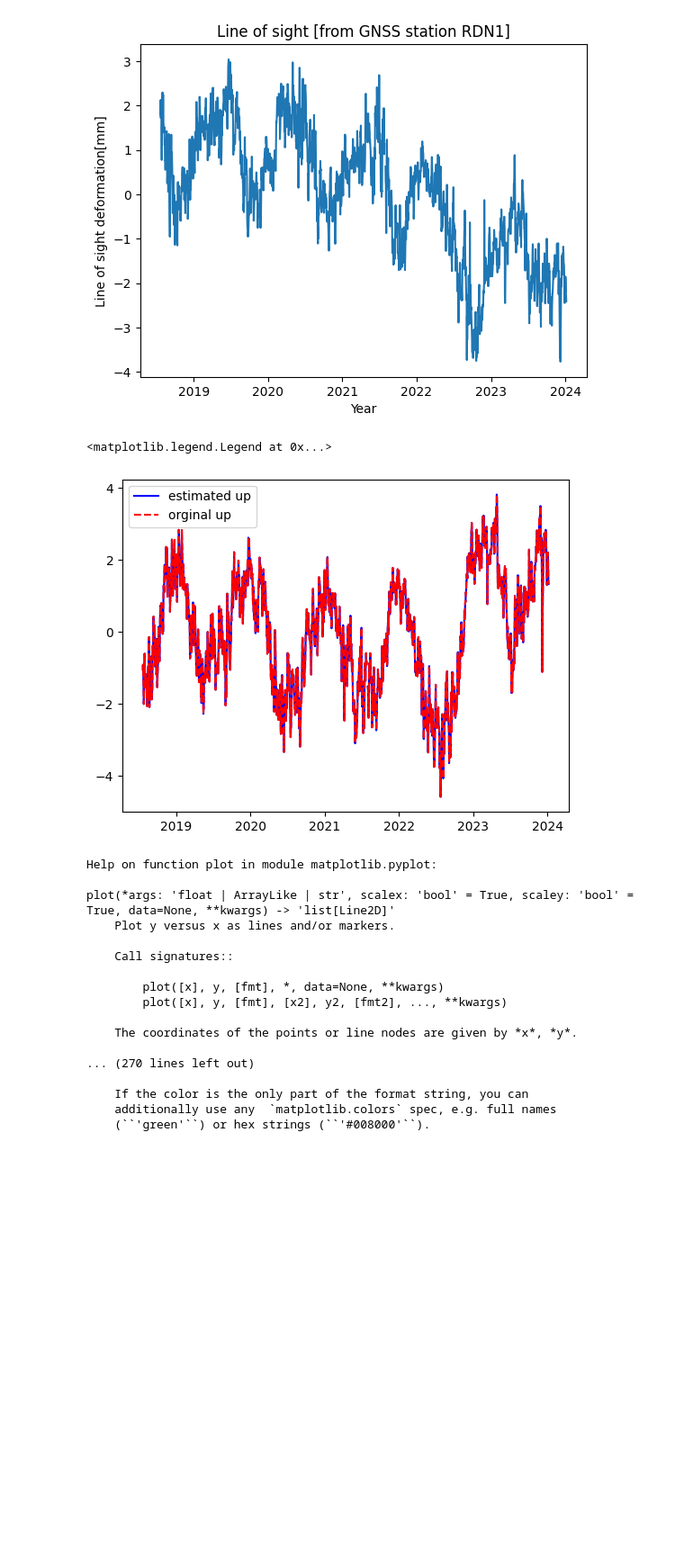
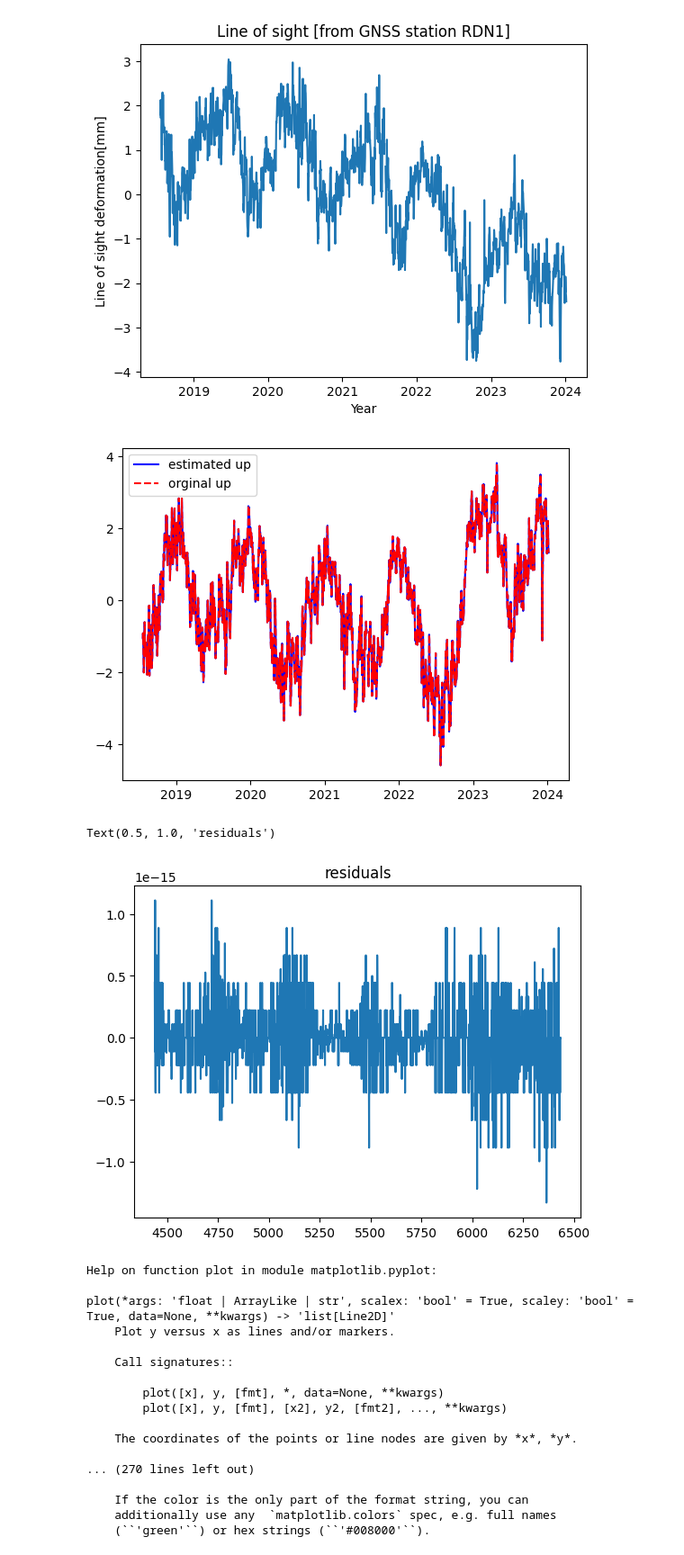
Before and after one commit to ICSlingerland/Groningen-Deformation-lab, a Jupyter notebook: stmread.ipynb, the cells around one changed output. Shown at 90% size. Cells and saved outputs as stored; diff of their text form; code cells hidden in the pictures; blank space fills up the shorter version.

Commit message:
added details to plot

```diff
--- a/stmread.ipynb
+++ b/stmread.ipynb
@@ -937,10 +937,14 @@ vertical = get_vertical(lof, np.radians(43.11), np.radians(260.70), eastdisplace
 # %%
 plt.plot(epochDyear, vertical, 'b' , label='estimated up')
 plt.plot(epochDyear, updisplacements, 'r--', label='orginal up')
 plt.legend()
+plt.show()
+plt.plot(vertical-updisplacements)
+plt.title('residuals')
 # %% [output]
+[figure]
-<matplotlib.legend.Legend at 0x...>
+Text(0.5, 1.0, 'residuals')
-[figure]
+[figure, added]
 # %%
 plt.plot
 # %% [output]
```
